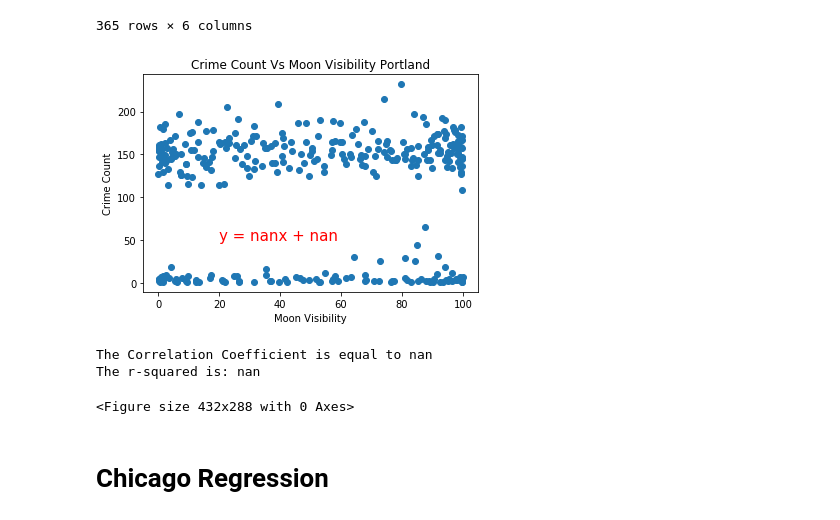
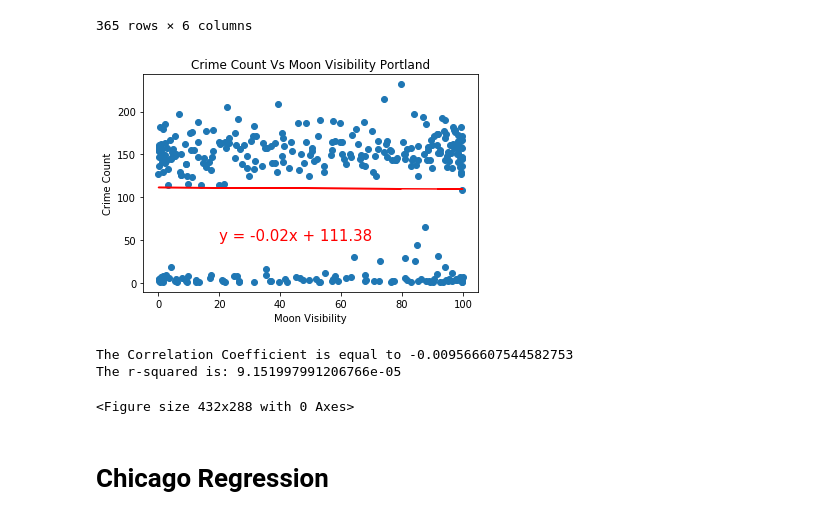
Before and after one commit to NHigs58/Project-1-, a Jupyter notebook: ModifiedGraphs.ipynb, the cells around one changed output. Saved outputs shown, nothing was run; the diff lists cells and outputs as text; code cells hidden in the pictures.

```diff
--- a/ModifiedGraphs.ipynb
+++ b/ModifiedGraphs.ipynb
@@ -678,29 +681,32 @@ crime_moon_pdx
 | 363 | 94.723750 | 5/31/2015 | 135.0 | NaN | NaN | NaN |
 | 364 | 79.571667 | 10/31/2015 | 232.0 | NaN | NaN | NaN |
 365 rows × 6 columns
+# %%
+modifiedCrime = crime_moon_pdx.drop(['Special', 'Special Type', 'Moon Phase_y'], axis=1)
+Crime = modifiedCrime.dropna()
 # %%
-# Crime Count Vs Visible Moon Pdx (%) Linear Regression
-y_values = crime_moon_pdx['Crime Count']
-x_values = crime_moon_pdx['Moon Phase_x']
+#Crime Count Vs Visible Moon Pdx (%) Linear Regression
+y_values = Crime['Crime Count']
+x_values = Crime['Moon Phase_x']
 (slope, intercept, rvalue, pvalue, stderr) = linregress(x_values, y_values)
 regress_values = x_values * slope + intercept
 line_eq = "y = " + str(round(slope,2)) + "x + " + str(round(intercept,2))
 plt.scatter(x_values,y_values)
 plt.plot(x_values,regress_values,"red")
 plt.annotate(line_eq,(20,50),fontsize=15,color="red")
 
 plt.title('Crime Count Vs Moon Visibility Portland')
 plt.ylabel("Crime Count")
 plt.xlabel("Moon Visibility")
 plt.show()
 print(f'The Correlation Coefficient is equal to {rvalue}')
 print(f"The r-squared is: {rvalue**2}")
 
 plt.savefig("Images/CrimeVsMoonPdx.png")
 # %% [output]
-[figure, old version]
+[figure, new version]
-The Correlation Coefficient is equal to nan
-The r-squared is: nan
+The Correlation Coefficient is equal to -0.009566607544582753
+The r-squared is: 9.151997991206766e-05
 <Figure size 432x288 with 0 Axes>
 # %% [markdown]
 # Chicago Regression
```
Also changed, not shown: parts of 7 cells of this notebook, 3 other files.
